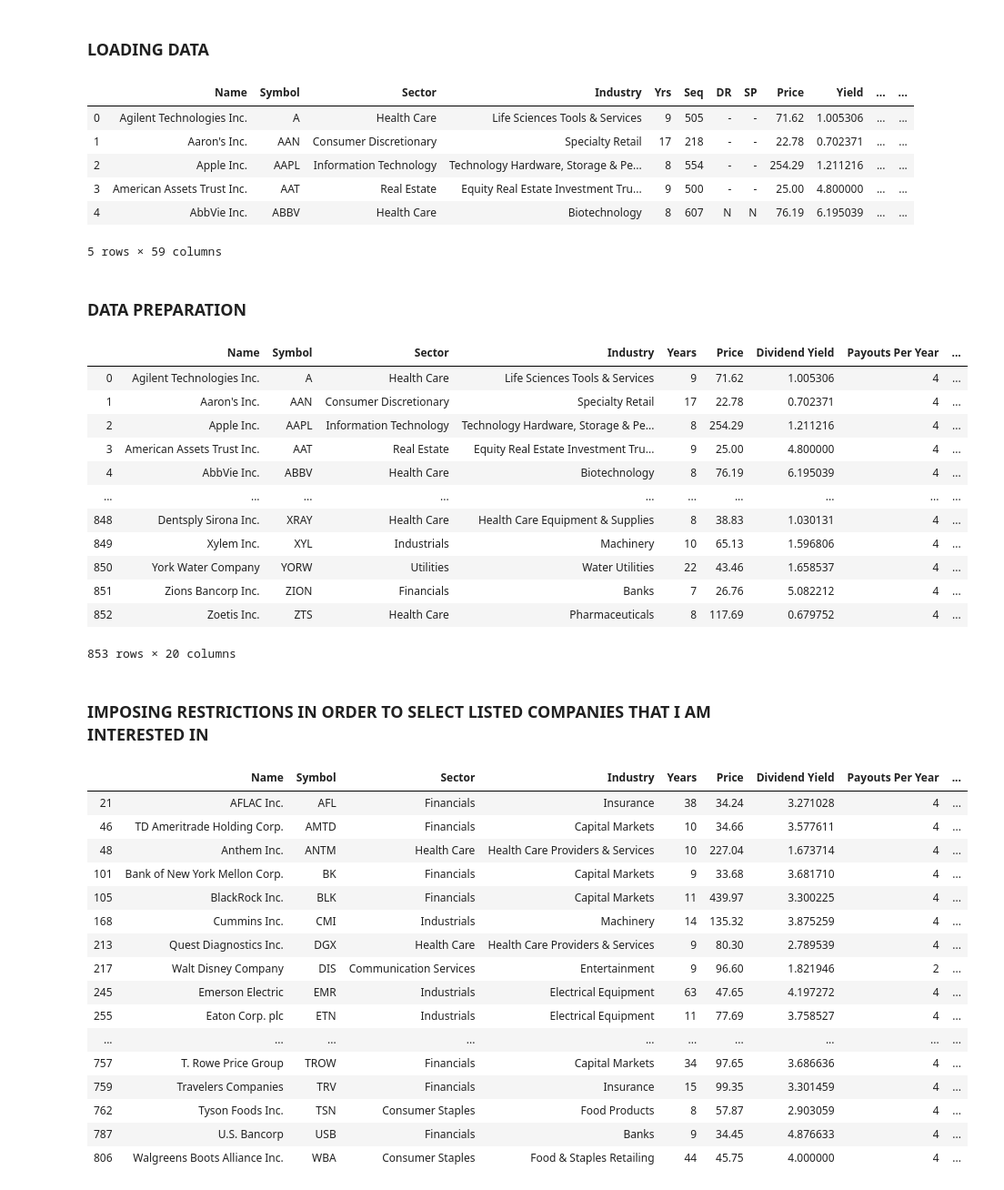
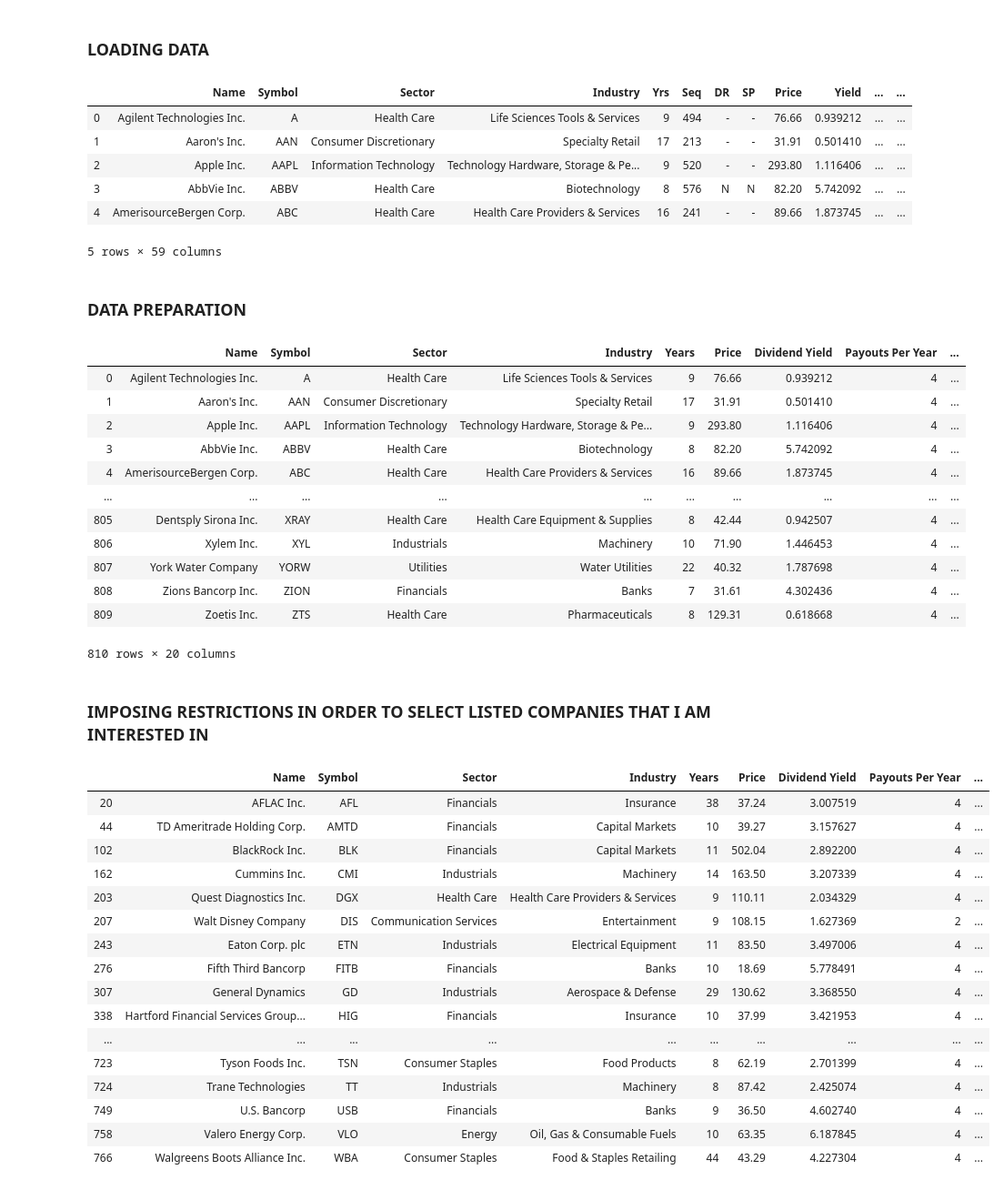
Before and after one commit to AdamMisiak/Stocks_selector, a Jupyter notebook: Listed_companies_selector.ipynb, the cells around one changed output. Shown at 91% size. Drawn from its saved outputs; the diff is of its cells as text; code cells hidden in the pictures.

```diff
--- a/Listed_companies_selector.ipynb
+++ b/Listed_companies_selector.ipynb
@@ -3,15 +3,15 @@ import pandas as pd
 # %% [markdown]
 ### LOADING DATA
 # %%
-data = pd.read_excel('seekingalpha_attachment_04_20.xlsx',sheet_name=4,header=5,skipfooter=18)
+data = pd.read_excel('seekingalpha_attachment_05_20.xlsx',sheet_name=4,header=5,skipfooter=18)
 data.head()
 # %% [output]
 |  | Name | Symbol | Sector | Industry | Yrs | Seq | DR | SP | Price | Yield | ... | ... |
-| 0 | Agilent Technologies Inc. | A | Health Care | Life Sciences Tools & Services | 9 | 505 | - | - | 71.62 | 1.005306 | ... | ... |
-| 1 | Aaron's Inc. | AAN | Consumer Discretionary | Specialty Retail | 17 | 218 | - | - | 22.78 | 0.702371 | ... | ... |
-| 2 | Apple Inc. | AAPL | Information Technology | Technology Hardware, Storage & Pe... | 8 | 554 | - | - | 254.29 | 1.211216 | ... | ... |
-| 3 | American Assets Trust Inc. | AAT | Real Estate | Equity Real Estate Investment Tru... | 9 | 500 | - | - | 25.00 | 4.800000 | ... | ... |
-| 4 | AbbVie Inc. | ABBV | Health Care | Biotechnology | 8 | 607 | N | N | 76.19 | 6.195039 | ... | ... |
+| 0 | Agilent Technologies Inc. | A | Health Care | Life Sciences Tools & Services | 9 | 494 | - | - | 76.66 | 0.939212 | ... | ... |
+| 1 | Aaron's Inc. | AAN | Consumer Discretionary | Specialty Retail | 17 | 213 | - | - | 31.91 | 0.501410 | ... | ... |
+| 2 | Apple Inc. | AAPL | Information Technology | Technology Hardware, Storage & Pe... | 9 | 520 | - | - | 293.80 | 1.116406 | ... | ... |
+| 3 | AbbVie Inc. | ABBV | Health Care | Biotechnology | 8 | 576 | N | N | 82.20 | 5.742092 | ... | ... |
+| 4 | AmerisourceBergen Corp. | ABC | Health Care | Health Care Providers & Services | 16 | 241 | - | - | 89.66 | 1.873745 | ... | ... |
 5 rows × 59 columns
 # %% [markdown]
 ### DATA PREPARATION
@@ -27,46 +27,47 @@ data = data.rename(columns={'Yrs':'Years','Year':'Payouts Per Year','Yield':'Div
 data
 # %% [output]
 |  | Name | Symbol | Sector | Industry | Years | Price | Dividend Yield | Payouts Per Year | ... |
-| 0 | Agilent Technologies Inc. | A | Health Care | Life Sciences Tools & Services | 9 | 71.62 | 1.005306 | 4 | ... |
-| 1 | Aaron's Inc. | AAN | Consumer Discretionary | Specialty Retail | 17 | 22.78 | 0.702371 | 4 | ... |
-| 2 | Apple Inc. | AAPL | Information Technology | Technology Hardware, Storage & Pe... | 8 | 254.29 | 1.211216 | 4 | ... |
-| 3 | American Assets Trust Inc. | AAT | Real Estate | Equity Real Estate Investment Tru... | 9 | 25.00 | 4.800000 | 4 | ... |
-| 4 | AbbVie Inc. | ABBV | Health Care | Biotechnology | 8 | 76.19 | 6.195039 | 4 | ... |
+| 0 | Agilent Technologies Inc. | A | Health Care | Life Sciences Tools & Services | 9 | 76.66 | 0.939212 | 4 | ... |
+| 1 | Aaron's Inc. | AAN | Consumer Discretionary | Specialty Retail | 17 | 31.91 | 0.501410 | 4 | ... |
+| 2 | Apple Inc. | AAPL | Information Technology | Technology Hardware, Storage & Pe... | 9 | 293.80 | 1.116406 | 4 | ... |
+| 3 | AbbVie Inc. | ABBV | Health Care | Biotechnology | 8 | 82.20 | 5.742092 | 4 | ... |
+| 4 | AmerisourceBergen Corp. | ABC | Health Care | Health Care Providers & Services | 16 | 89.66 | 1.873745 | 4 | ... |
 | ... | ... | ... | ... | ... | ... | ... | ... | ... | ... |
-| 848 | Dentsply Sirona Inc. | XRAY | Health Care | Health Care Equipment & Supplies | 8 | 38.83 | 1.030131 | 4 | ... |
-| 849 | Xylem Inc. | XYL | Industrials | Machinery | 10 | 65.13 | 1.596806 | 4 | ... |
-| 850 | York Water Company | YORW | Utilities | Water Utilities | 22 | 43.46 | 1.658537 | 4 | ... |
-| 851 | Zions Bancorp Inc. | ZION | Financials | Banks | 7 | 26.76 | 5.082212 | 4 | ... |
-| 852 | Zoetis Inc. | ZTS | Health Care | Pharmaceuticals | 8 | 117.69 | 0.679752 | 4 | ... |
+| 805 | Dentsply Sirona Inc. | XRAY | Health Care | Health Care Equipment & Supplies | 8 | 42.44 | 0.942507 | 4 | ... |
+| 806 | Xylem Inc. | XYL | Industrials | Machinery | 10 | 71.90 | 1.446453 | 4 | ... |
+| 807 | York Water Company | YORW | Utilities | Water Utilities | 22 | 40.32 | 1.787698 | 4 | ... |
+| 808 | Zions Bancorp Inc. | ZION | Financials | Banks | 7 | 31.61 | 4.302436 | 4 | ... |
+| 809 | Zoetis Inc. | ZTS | Health Care | Pharmaceuticals | 8 | 129.31 | 0.618668 | 4 | ... |
-853 rows × 20 columns
+810 rows × 20 columns
 # %% [markdown]
 ### IMPOSING RESTRICTIONS IN ORDER TO SELECT LISTED COMPANIES THAT I AM INTERESTED IN
 # %%
 data = data.loc[(data['Dividend Yield'] > 1.5) &
                 (data['Dividend Yield'] < 7) &
                 (data['Price/Earnings'] < 20) &
                 (data['Return on Equity'] > 10) &
                 (data['Market Capitalization($Mil)'] > 10000) &
                 (data['Payout Ratio'] > 20) &
-                (data['Payout Ratio'] < 60) &
+                (data['Payout Ratio'] < 70) &
                 (data['Price/Books Value'] < 4) &
                 (data['Dept/Equity'] < 1)]
 data
+#remeber to change payout column to payout_2 in xls file
 # %% [output]
 |  | Name | Symbol | Sector | Industry | Years | Price | Dividend Yield | Payouts Per Year | ... |
-| 21 | AFLAC Inc. | AFL | Financials | Insurance | 38 | 34.24 | 3.271028 | 4 | ... |
-| 46 | TD Ameritrade Holding Corp. | AMTD | Financials | Capital Markets | 10 | 34.66 | 3.577611 | 4 | ... |
-| 48 | Anthem Inc. | ANTM | Health Care | Health Care Providers & Services | 10 | 227.04 | 1.673714 | 4 | ... |
-| 101 | Bank of New York Mellon Corp. | BK | Financials | Capital Markets | 9 | 33.68 | 3.681710 | 4 | ... |
-| 105 | BlackRock Inc. | BLK | Financials | Capital Markets | 11 | 439.97 | 3.300225 | 4 | ... |
-| 168 | Cummins Inc. | CMI | Industrials | Machinery | 14 | 135.32 | 3.875259 | 4 | ... |
-| 213 | Quest Diagnostics Inc. | DGX | Health Care | Health Care Providers & Services | 9 | 80.30 | 2.789539 | 4 | ... |
-| 217 | Walt Disney Company | DIS | Communication Services | Entertainment | 9 | 96.60 | 1.821946 | 2 | ... |
-| 245 | Emerson Electric | EMR | Industrials | Electrical Equipment | 63 | 47.65 | 4.197272 | 4 | ... |
-| 255 | Eaton Corp. plc | ETN | Industrials | Electrical Equipment | 11 | 77.69 | 3.758527 | 4 | ... |
+| 20 | AFLAC Inc. | AFL | Financials | Insurance | 38 | 37.24 | 3.007519 | 4 | ... |
+| 44 | TD Ameritrade Holding Corp. | AMTD | Financials | Capital Markets | 10 | 39.27 | 3.157627 | 4 | ... |
+| 102 | BlackRock Inc. | BLK | Financials | Capital Markets | 11 | 502.04 | 2.892200 | 4 | ... |
+| 162 | Cummins Inc. | CMI | Industrials | Machinery | 14 | 163.50 | 3.207339 | 4 | ... |
+| 203 | Quest Diagnostics Inc. | DGX | Health Care | Health Care Providers & Services | 9 | 110.11 | 2.034329 | 4 | ... |
+| 207 | Walt Disney Company | DIS | Communication Services | Entertainment | 9 | 108.15 | 1.627369 | 2 | ... |
+| 243 | Eaton Corp. plc | ETN | Industrials | Electrical Equipment | 11 | 83.50 | 3.497006 | 4 | ... |
+| 276 | Fifth Third Bancorp | FITB | Financials | Banks | 10 | 18.69 | 5.778491 | 4 | ... |
+| 307 | General Dynamics | GD | Industrials | Aerospace & Defense | 29 | 130.62 | 3.368550 | 4 | ... |
+| 338 | Hartford Financial Services Group... | HIG | Financials | Insurance | 10 | 37.99 | 3.421953 | 4 | ... |
 | ... | ... | ... | ... | ... | ... | ... | ... | ... | ... |
-| 757 | T. Rowe Price Group | TROW | Financials | Capital Markets | 34 | 97.65 | 3.686636 | 4 | ... |
-| 759 | Travelers Companies | TRV | Financials | Insurance | 15 | 99.35 | 3.301459 | 4 | ... |
-| 762 | Tyson Foods Inc. | TSN | Consumer Staples | Food Products | 8 | 57.87 | 2.903059 | 4 | ... |
-| 787 | U.S. Bancorp | USB | Financials | Banks | 9 | 34.45 | 4.876633 | 4 | ... |
-| 806 | Walgreens Boots Alliance Inc. | WBA | Consumer Staples | Food & Staples Retailing | 44 | 45.75 | 4.000000 | 4 | ... |
+| 723 | Tyson Foods Inc. | TSN | Consumer Staples | Food Products | 8 | 62.19 | 2.701399 | 4 | ... |
+| 724 | Trane Technologies | TT | Industrials | Machinery | 8 | 87.42 | 2.425074 | 4 | ... |
+| 749 | U.S. Bancorp | USB | Financials | Banks | 9 | 36.50 | 4.602740 | 4 | ... |
+| 758 | Valero Energy Corp. | VLO | Energy | Oil, Gas & Consumable Fuels | 10 | 63.35 | 6.187845 | 4 | ... |
+| 766 | Walgreens Boots Alliance Inc. | WBA | Consumer Staples | Food & Staples Retailing | 44 | 43.29 | 4.227304 | 4 | ... |
```
Also changed, not shown: 1 other file.
